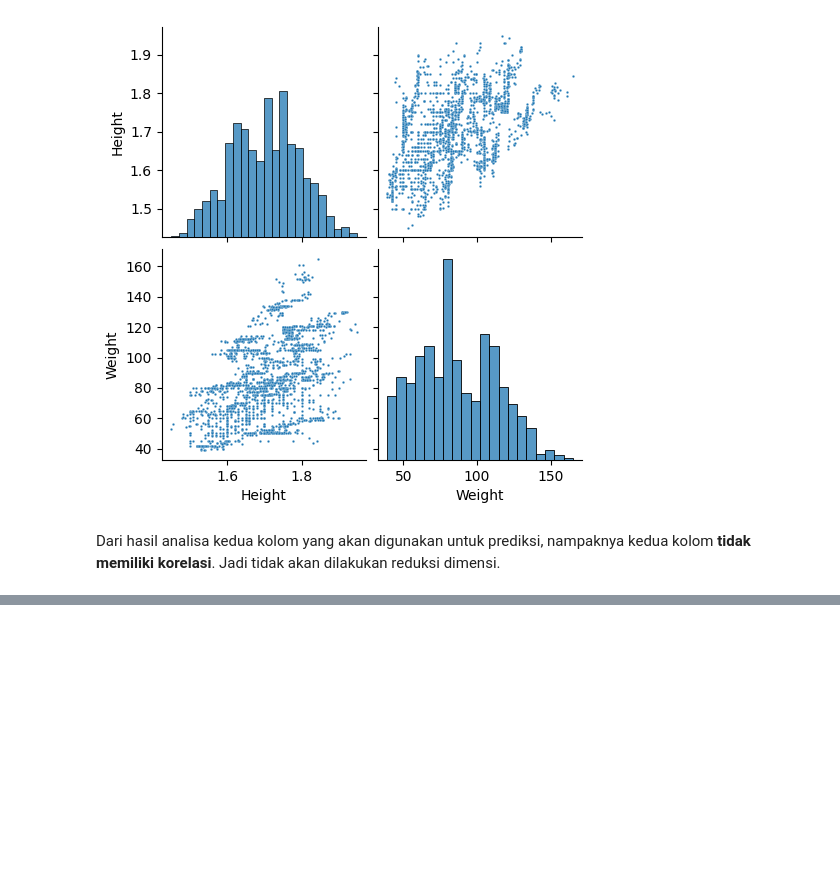
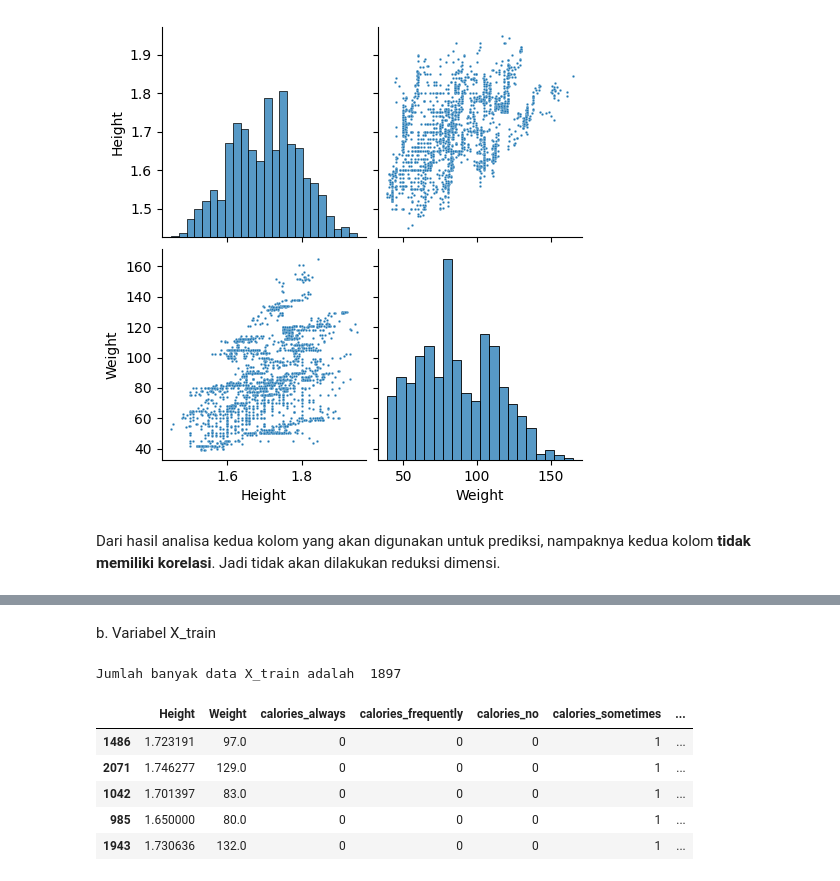
Before and after one commit to ishala/obesity-analysis-and-recommender-system, a Jupyter notebook: Submission 1/analisis.ipynb, the cells around one changed output, grey strips where cells are left out. Drawn from its saved outputs; the diff is of its cells as text; code cells hidden in the pictures; blank space fills up the shorter version.

```diff
--- a/Submission 1/analisis.ipynb
+++ b/Submission 1/analisis.ipynb
@@ -650,0 +675,16 @@ Dari hasil analisa kedua kolom yang akan digunakan untuk prediksi, nampaknya ked
+# %% [markdown]
+b. Variabel X_train
+# %%
+# Cek banyak jumlah X_train
+print('Jumlah banyak data X_train adalah ', len(X_train))
+
+# Cek sample isi data
+X.sample(5)
+# %% [output]
+Jumlah banyak data X_train adalah  1897
+|  | Height | Weight | calories_always | calories_frequently | calories_no | calories_sometimes | ... |
+| 1486 | 1.723191 | 97.0 | 0 | 0 | 0 | 1 | ... |
+| 2071 | 1.746277 | 129.0 | 0 | 0 | 0 | 1 | ... |
+| 1042 | 1.701397 | 83.0 | 0 | 0 | 0 | 1 | ... |
+| 985 | 1.650000 | 80.0 | 0 | 0 | 0 | 1 | ... |
+| 1943 | 1.730636 | 132.0 | 0 | 0 | 0 | 1 | ... |
```
Also changed, not shown: parts of 15 cells of this notebook.
